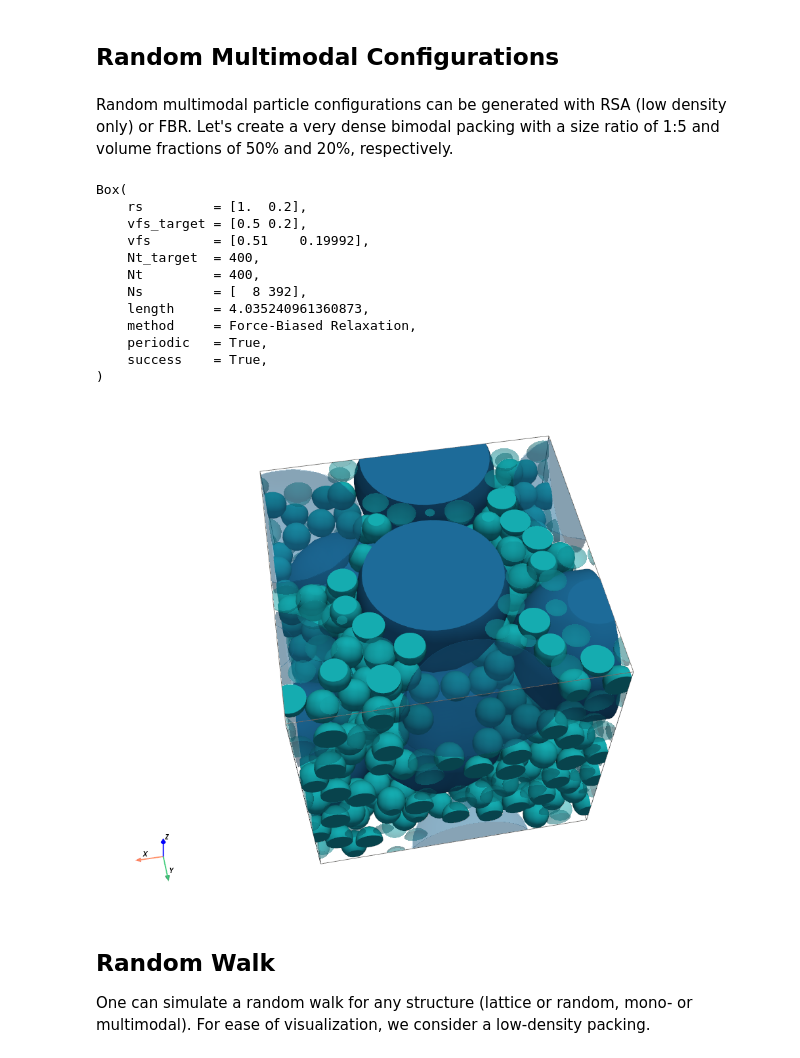
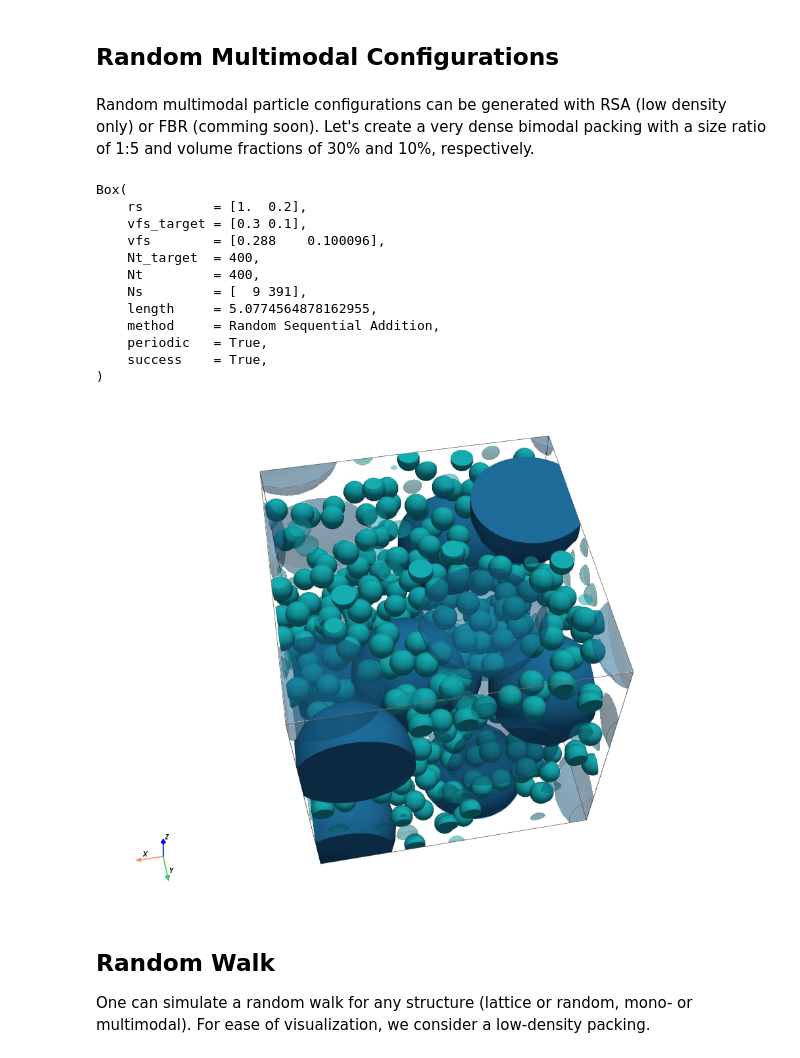
Before and after one commit to HugoMVale/epentry, a Jupyter notebook: notebooks/getting-started.ipynb, the cells around one changed output. Cells and saved outputs as stored; diff of their text form; code cells hidden in the pictures.

```diff
--- a/notebooks/getting-started.ipynb
+++ b/notebooks/getting-started.ipynb
@@ -173,30 +159,30 @@ Text(0, 0.5, '$g(r)$')
 # %% [markdown]
 ## Random Multimodal Configurations
 # %% [markdown]
-Random multimodal particle configurations can be generated with RSA (low density only) or FBR. Let's create a very dense bimodal packing with a size ratio of 1:5 and volume fractions of 50% and 20%, respectively.
+Random multimodal particle configurations can be generated with RSA (low density only) or FBR (comming soon). Let's create a very dense bimodal packing with a size ratio of 1:5 and volume fractions of 30% and 10%, respectively.
 # %%
 box = Box(
     rs=[1.0, 0.2],
-    vfs=[0.50, 0.2],
+    vfs=[0.30, 0.1],
     Nt=400,
 )
-box.generate_particles(method="FBR")
+box.generate_particles(method="RSA")
 print(box)
 box.plot(backend="pyvista", clip=True).show()
 # %% [output]
 Box(
     rs         = [1.  0.2],
-    vfs_target = [0.5 0.2],
-    vfs        = [0.51    0.19992],
+    vfs_target = [0.3 0.1],
+    vfs        = [0.288    0.100096],
     Nt_target  = 400,
     Nt         = 400,
-    Ns         = [  8 392],
-    length     = 4.035240961360873,
-    method     = Force-Biased Relaxation,
+    Ns         = [  9 391],
+    length     = 5.0774564878162955,
+    method     = Random Sequential Addition,
     periodic   = True,
     success    = True,
 )
-[figure, old version]
+[figure, new version]
 # %% [markdown]
 ## Random Walk
 
```
Also changed, not shown: parts of 10 cells of this notebook.
